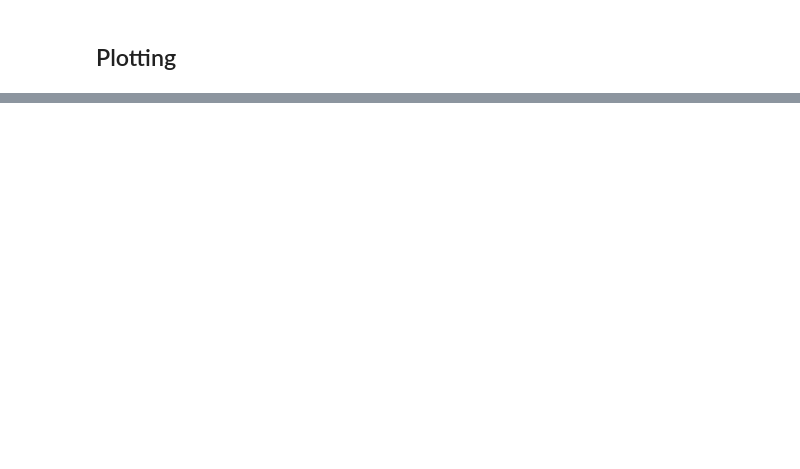
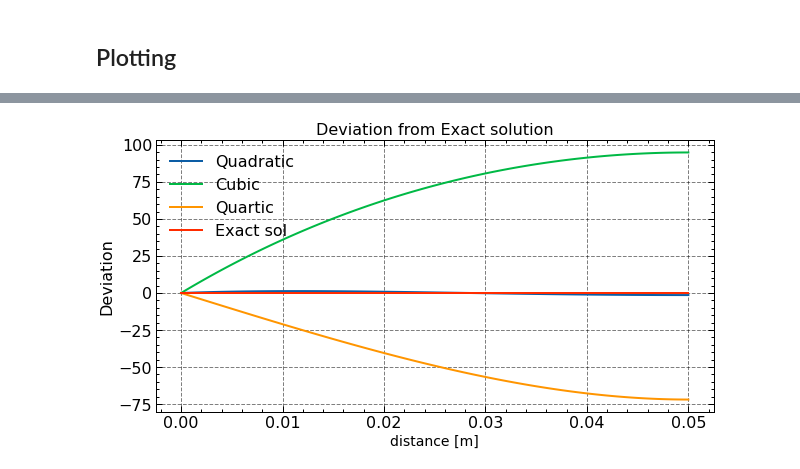
Before and after one commit to Sumanshekhar17/Finite-Element-Analysis, a Jupyter notebook: Assaignment2_FEA.ipynb, the cells around one changed output, grey strips where cells are left out. Drawn from its saved outputs; the diff is of its cells as text; code cells hidden in the pictures; blank space fills up the shorter version.

```diff
--- a/Assaignment2_FEA.ipynb
+++ b/Assaignment2_FEA.ipynb
@@ -190,0 +196,14 @@ plt.savefig("FEA.pdf")
+# %%
+plt.figure(figsize=(10,5))
+plt.plot(x,T_cap1 - T_exact,label='Quadratic')
+plt.plot(x,T_cap2 - T_exact,label='Cubic')
+plt.plot(x,T_cap3 - T_exact,label='Quartic')
+plt.plot(x,T_exact - T_exact,label='Exact sol')
+plt.plot()
+plt.legend()
+plt.xlabel('distance [m]', fontsize=14)
+plt.ylabel('Deviation')
+plt.title('Deviation from Exact solution')
+plt.savefig("FEA_divergence.pdf")
+# %% [output]
+[figure, added]
```
Also changed, not shown: parts of 11 cells of this notebook.
